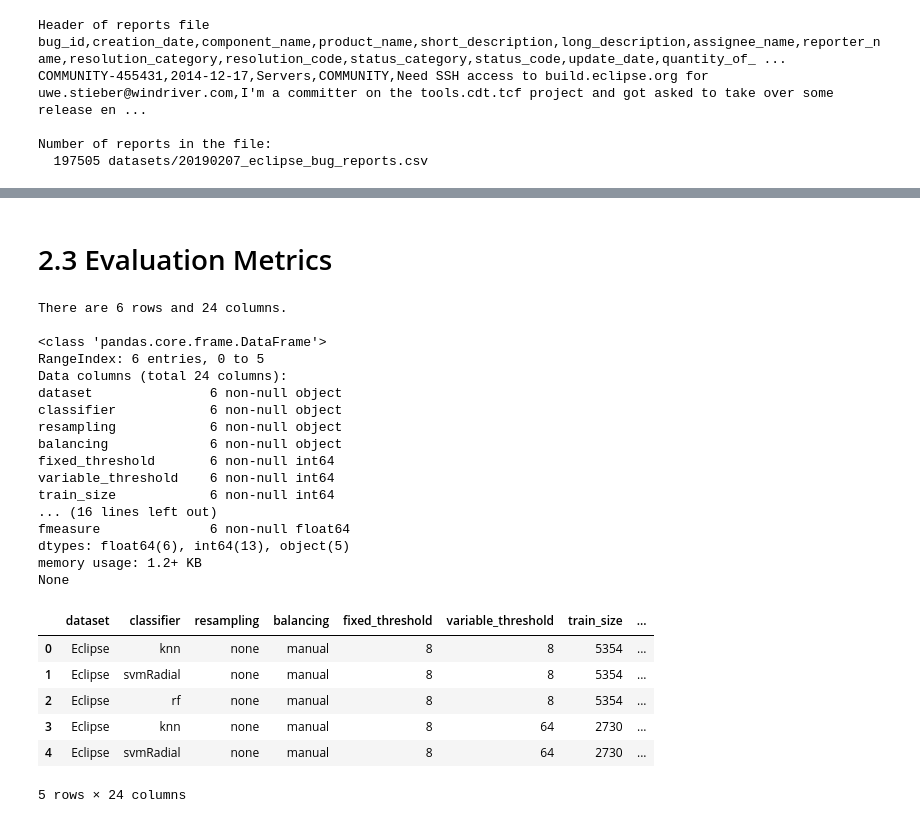
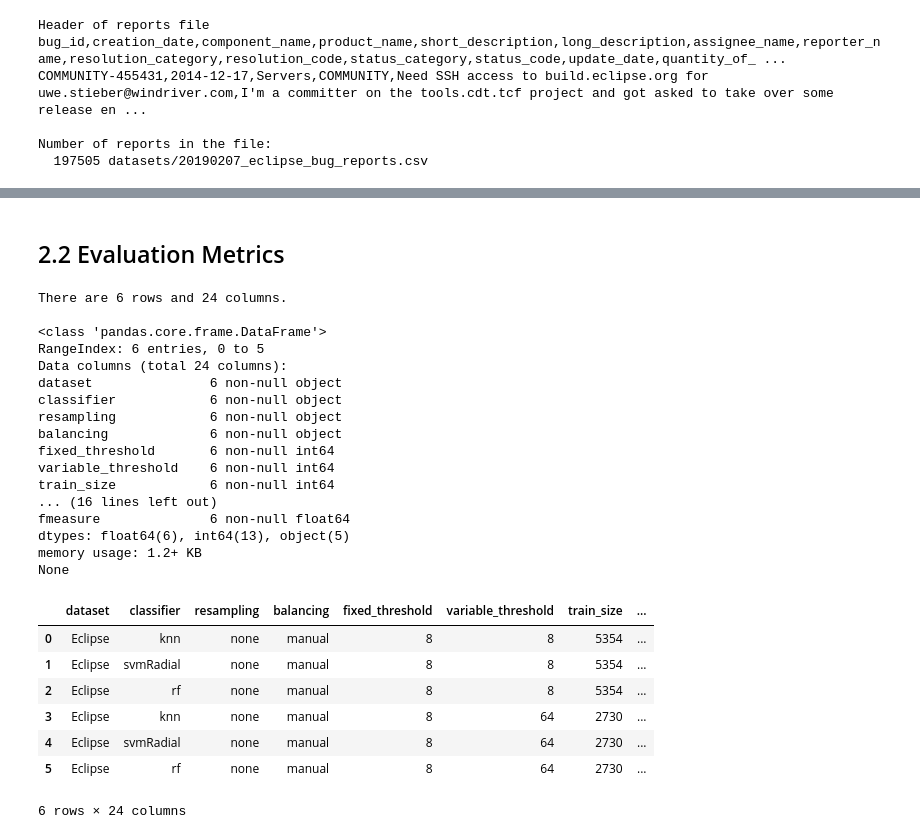
Before and after one commit to gomesluiz/my-doctorate, a Jupyter notebook: experiments/long-lived-bug/notebooks/20190214-long-lived-bug-prediction-analysis.ipynb, the cells around one changed output, grey strips where cells are left out. Cells and saved outputs as stored; diff of their text form; code cells hidden in the pictures.

```diff
--- a/experiments/long-lived-bug/notebooks/20190214-long-lived-bug-prediction-analysis.ipynb
+++ b/experiments/long-lived-bug/notebooks/20190214-long-lived-bug-prediction-analysis.ipynb
@@ -88,7 +90,7 @@ None
 | 3 | JETTY-306226 | 2010-03-17 | client | JETTY | HttpClient should allow changing ... | (Originally JETTY-1190 @ Codehaus... | ... |
 | 4 | WTP_SOURCE_EDITING-185183 | 2007-05-02 | wst.xsd | WTP_SOURCE_EDITING | Update copyright headers for WSDL... | Update copyright headers for WSDL... | ... |
 # %% [markdown]
-# 2.3  Evaluation Metrics
+## 2.2  Evaluation Metrics
 # %%
 results_file = 'datasets/20190213232312_predicting-metrics-manual.csv'
 results = pd.read_csv(results_file)
@@ -98,32 +100,33 @@ print('There are {} rows and {} columns.\n'.format(
     )
 )
 
 results_information = results.info()
 print(reports_information)
 
-results.head()
+results.head(100)
 # %% [output]
 There are 6 rows and 24 columns.
 
 <class 'pandas.core.frame.DataFrame'>
 RangeIndex: 6 entries, 0 to 5
 Data columns (total 24 columns):
 dataset               6 non-null object
 classifier            6 non-null object
 resampling            6 non-null object
 balancing             6 non-null object
 fixed_threshold       6 non-null int64
 variable_threshold    6 non-null int64
 train_size            6 non-null int64
 ... (16 lines left out)
 fmeasure              6 non-null float64
 dtypes: float64(6), int64(13), object(5)
 memory usage: 1.2+ KB
 None
 |  | dataset | classifier | resampling | balancing | fixed_threshold | variable_threshold | train_size | ... |
 | 0 | Eclipse | knn | none | manual | 8 | 8 | 5354 | ... |
 | 1 | Eclipse | svmRadial | none | manual | 8 | 8 | 5354 | ... |
 | 2 | Eclipse | rf | none | manual | 8 | 8 | 5354 | ... |
 | 3 | Eclipse | knn | none | manual | 8 | 64 | 2730 | ... |
 | 4 | Eclipse | svmRadial | none | manual | 8 | 64 | 2730 | ... |
+| 5 | Eclipse | rf | none | manual | 8 | 64 | 2730 | ... |
-5 rows × 24 columns
+6 rows × 24 columns
```
Also changed, not shown: parts of 11 cells of this notebook, 7 other files.
